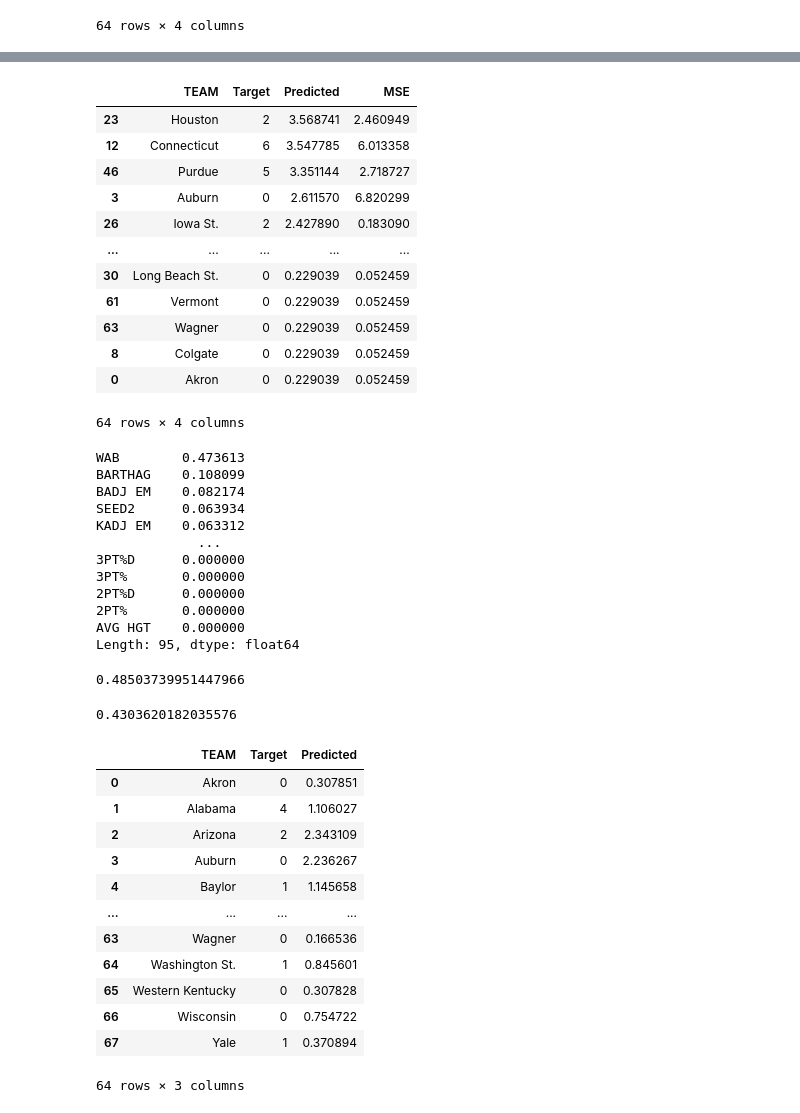
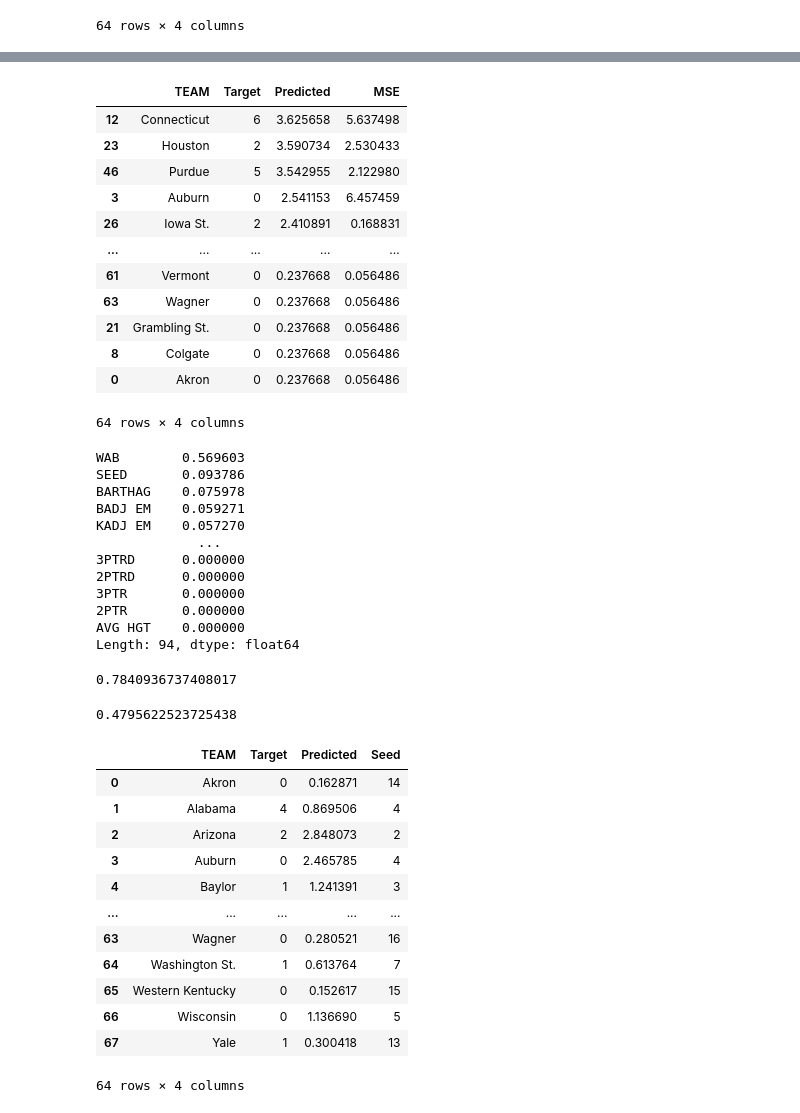
Before and after one commit to rhit-utsisda/ML-Project, a Jupyter notebook: Project/AllRegressions.ipynb, the cells around one changed output, grey strips where cells are left out. Saved outputs shown, nothing was run; the diff lists cells and outputs as text; code cells hidden in the pictures.

```diff
--- a/Project/AllRegressions.ipynb
+++ b/Project/AllRegressions.ipynb
@@ -30,7 +30,7 @@ from sklearn.ensemble import GradientBoostingRegressor
 # %%
 df = pd.read_csv("Datasets/KenPom Barttorvik.csv")
 df['WINS'] = (df.ROUND==32) + 2*(df.ROUND==16)+ 3*(df.ROUND==8) + 4*(df.ROUND==4)+5*(df.ROUND==2)+6*(df.ROUND==1)
-df['SEED2'] = df['SEED']**2
+# df['SEED2'] = df['SEED']**2
 df
 # %% [output]
 |  | YEAR | CONF | CONF ID | QUAD NO | QUAD ID | TEAM NO | TEAM ID | TEAM | SEED | ROUND | ... | ... |
@@ -230,34 +230,34 @@ predictions_df.sort_values(by='MSE')
 predictions_df.sort_values(by='Predicted',ascending=False)
 # %% [output]
 |  | TEAM | Target | Predicted | MSE |
-| 23 | Houston | 2 | 3.568741 | 2.460949 |
-| 12 | Connecticut | 6 | 3.547785 | 6.013358 |
-| 46 | Purdue | 5 | 3.351144 | 2.718727 |
-| 3 | Auburn | 0 | 2.611570 | 6.820299 |
-| 26 | Iowa St. | 2 | 2.427890 | 0.183090 |
+| 12 | Connecticut | 6 | 3.625658 | 5.637498 |
+| 23 | Houston | 2 | 3.590734 | 2.530433 |
+| 46 | Purdue | 5 | 3.542955 | 2.122980 |
+| 3 | Auburn | 0 | 2.541153 | 6.457459 |
+| 26 | Iowa St. | 2 | 2.410891 | 0.168831 |
 | ... | ... | ... | ... | ... |
-| 30 | Long Beach St. | 0 | 0.229039 | 0.052459 |
-| 61 | Vermont | 0 | 0.229039 | 0.052459 |
-| 63 | Wagner | 0 | 0.229039 | 0.052459 |
-| 8 | Colgate | 0 | 0.229039 | 0.052459 |
-| 0 | Akron | 0 | 0.229039 | 0.052459 |
+| 61 | Vermont | 0 | 0.237668 | 0.056486 |
+| 63 | Wagner | 0 | 0.237668 | 0.056486 |
+| 21 | Grambling St. | 0 | 0.237668 | 0.056486 |
+| 8 | Colgate | 0 | 0.237668 | 0.056486 |
+| 0 | Akron | 0 | 0.237668 | 0.056486 |
 64 rows × 4 columns
 # %%
 importances = pd.Series(rfr.feature_importances_,index = X_train.columns)
 importances.sort_values(ascending=False)
 # %% [output]
-WAB        0.473613
-BARTHAG    0.108099
-BADJ EM    0.082174
-SEED2      0.063934
-KADJ EM    0.063312
+WAB        0.569603
+SEED       0.093786
+BARTHAG    0.075978
+BADJ EM    0.059271
+KADJ EM    0.057270
              ...
-3PT%D      0.000000
-3PT%       0.000000
-2PT%D      0.000000
-2PT%       0.000000
+3PTRD      0.000000
+2PTRD      0.000000
+3PTR       0.000000
+2PTR       0.000000
 AVG HGT    0.000000
-Length: 95, dtype: float64
+Length: 94, dtype: float64
 # %%
 # grid = {'learning_rate':[0.001,0.05,0.01,0.1,1],'n_estimators':[100,200,500,1000,1500,2000],'max_depth':[1,2,3,4,5,6,7,8,10,15,20]}
 # gbt = GradientBoostingRegressor()
@@ -267,10 +267,10 @@ Length: 95, dtype: float64
 # print(' Optimal Parameters:',gbtCV.best_params_)
 # print(' Optimal Valid R2 =',gbtCV.best_score_)
 # %%
-gbt = GradientBoostingRegressor(max_depth=1, n_estimators=200, learning_rate=0.05)
+gbt = GradientBoostingRegressor(max_depth=4, n_estimators=500, learning_rate=0.01)
 gbt.fit(X_train,y_train)
 print(gbt.score(X_train, y_train))
 gbt.score(X_test, y_test)
 # %% [output]
-0.48503739951447966
+0.7840936737408017
-0.4303620182035576
+0.4795622523725438
@@ -277,21 +288,21 @@ gbt.score(X_test, y_test)
 # %%
 yh_test = gbt.predict(X_test)
-predictions_df = pd.DataFrame({'TEAM':df_test['TEAM'],'Target':y_test, 'Predicted':yh_test})
+predictions_df = pd.DataFrame({'TEAM':df_test['TEAM'],'Target':y_test, 'Predicted':yh_test, 'Seed': X_test.SEED})
 predictions_df
 # %% [output]
-|  | TEAM | Target | Predicted |
-| 0 | Akron | 0 | 0.307851 |
-| 1 | Alabama | 4 | 1.106027 |
-| 2 | Arizona | 2 | 2.343109 |
-| 3 | Auburn | 0 | 2.236267 |
-| 4 | Baylor | 1 | 1.145658 |
-| ... | ... | ... | ... |
-| 63 | Wagner | 0 | 0.166536 |
-| 64 | Washington St. | 1 | 0.845601 |
-| 65 | Western Kentucky | 0 | 0.307828 |
-| 66 | Wisconsin | 0 | 0.754722 |
-| 67 | Yale | 1 | 0.370894 |
+|  | TEAM | Target | Predicted | Seed |
+| 0 | Akron | 0 | 0.162871 | 14 |
+| 1 | Alabama | 4 | 0.869506 | 4 |
+| 2 | Arizona | 2 | 2.848073 | 2 |
+| 3 | Auburn | 0 | 2.465785 | 4 |
+| 4 | Baylor | 1 | 1.241391 | 3 |
+| ... | ... | ... | ... | ... |
+| 63 | Wagner | 0 | 0.280521 | 16 |
+| 64 | Washington St. | 1 | 0.613764 | 7 |
+| 65 | Western Kentucky | 0 | 0.152617 | 15 |
+| 66 | Wisconsin | 0 | 1.136690 | 5 |
+| 67 | Yale | 1 | 0.300418 | 13 |
-64 rows × 3 columns
+64 rows × 4 columns
 # %%
 predictions_df['MSE'] = (predictions_df['Target']-predictions_df['Predicted'])**2
 predictions_df.sort_values(by='MSE')
```
Also changed, not shown: parts of 12 cells of this notebook.
